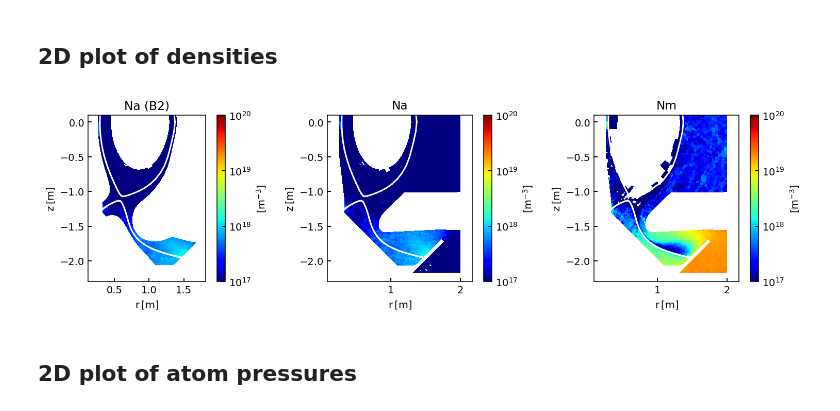
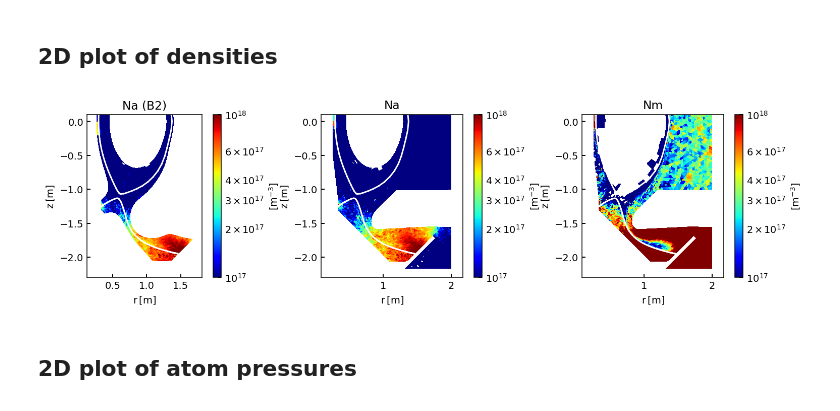
Before and after one commit to mikekryjak/notebooks, a Jupyter notebook: mast-u/postprocessing/2025-02-16 - Neutral disco ball.ipynb, the cells around one changed output. Cells and saved outputs as stored; diff of their text form; code cells hidden in the pictures.

```diff
--- a/mast-u/postprocessing/2025-02-16 - Neutral disco ball.ipynb
+++ b/mast-u/postprocessing/2025-02-16 - Neutral disco ball.ipynb
@@ -395,0 +352,30 @@ The neutrals are spinning at 795775 RPM
+# %%
+vmax = 0
+vmin = 0.5
+fig, axes = plt.subplots(1,4,figsize=(18,3))
+scale = "linear"
+cmap = "jet"
+with HiddenPrints():
+
+        # ax = axes[0]
+        # plot_2d(fig = fig, ax = ax, scale = scale, where = [path], species = ["D+"], what = ["um"], cmap = cmap,
+        #         vmin = vmin, vmax = vmax, value_override = None)
+        # ax.set_title("Vi_par")
+
+        ax = axes[1]
+        plot_2d(fig = fig, ax = ax, scale = scale, where = [path], species = ["D"], what = ["vxdenm"], cmap = cmap,
+                vmin = vmin, vmax = vmax, value_override = abs(Vmx)*1e-3)
+        ax.set_title("Vm X")
+
+        ax = axes[2]
+        plot_2d(fig = fig, ax = ax, scale = scale, where = [path], species = ["D"], what = ["vxdenm"], cmap = cmap,
+                vmin = vmin, vmax = vmax, value_override = abs(Vmy)*1e-3)
+        ax.set_title("Vm Y")
+
+        ax = axes[3]
+        plot_2d(fig = fig, ax = ax, scale = scale, where = [path], species = ["D"], what = ["vxdenm"], cmap = cmap,
+                vmin = vmin, vmax = vmax, value_override = abs(Vmz)*1e-3)
+        ax.set_title("Vm Z")
+
+for ax in axes:
+        ax.set_ylim(-2.3, 0.1)
@@ -396,39 +384,39 @@ The neutrals are spinning at 795775 RPM
 # %% [markdown]
 ## 2D plot of densities
 # %%
-vmax = 1e20
+vmax = 1e18
 vmin = 1e17
 fig, axes = plt.subplots(1,3,figsize=(9+4.5,3))
 scale = "log"
 cmap = "jet"
 with HiddenPrints():
 
         ax = axes[0]
         plot_2d(fig = fig, ax = ax, scale = scale, where = [path], species = ["D"], what = ["dab2"], cmap = cmap,
                 vmin = vmin, vmax = vmax, value_override = None)
         ax.set_title("Na (B2)")
 
         ax = axes[1]
         plot_2d(fig = fig, ax = ax, scale = scale, where = [path], species = ["D"], what = ["pdena"], cmap = cmap,
                 vmin = vmin, vmax = vmax, value_override = fort46["pdena"][:,0])
         ax.set_title("Na")
 
         ax = axes[2]
         plot_2d(fig = fig, ax = ax, scale = scale, where = [path], species = ["D"], what = ["pdenm"], cmap = cmap,
                 vmin = vmin, vmax = vmax, value_override = None)
         ax.set_title("Nm")
 
 
 
         # ax = axes[3]
         # plot_2d(fig = fig, ax = ax, scale = scale, where = [path], species = ["D"], what = ["vxdena"], cmap = cmap,
         #         vmin = vmin, vmax = vmax, value_override = Padynz)
         # ax.set_title("Pdyn Z")
 
 for ax in axes:
         ax.set_ylim(-2.3, 0.1)
 # %% [output]
-[figure, old version]
+[figure, new version]
 # %% [markdown]
 ## 2D plot of atom pressures
 # %%
```
Also changed, not shown: parts of 14 cells of this notebook, 5 other files.
